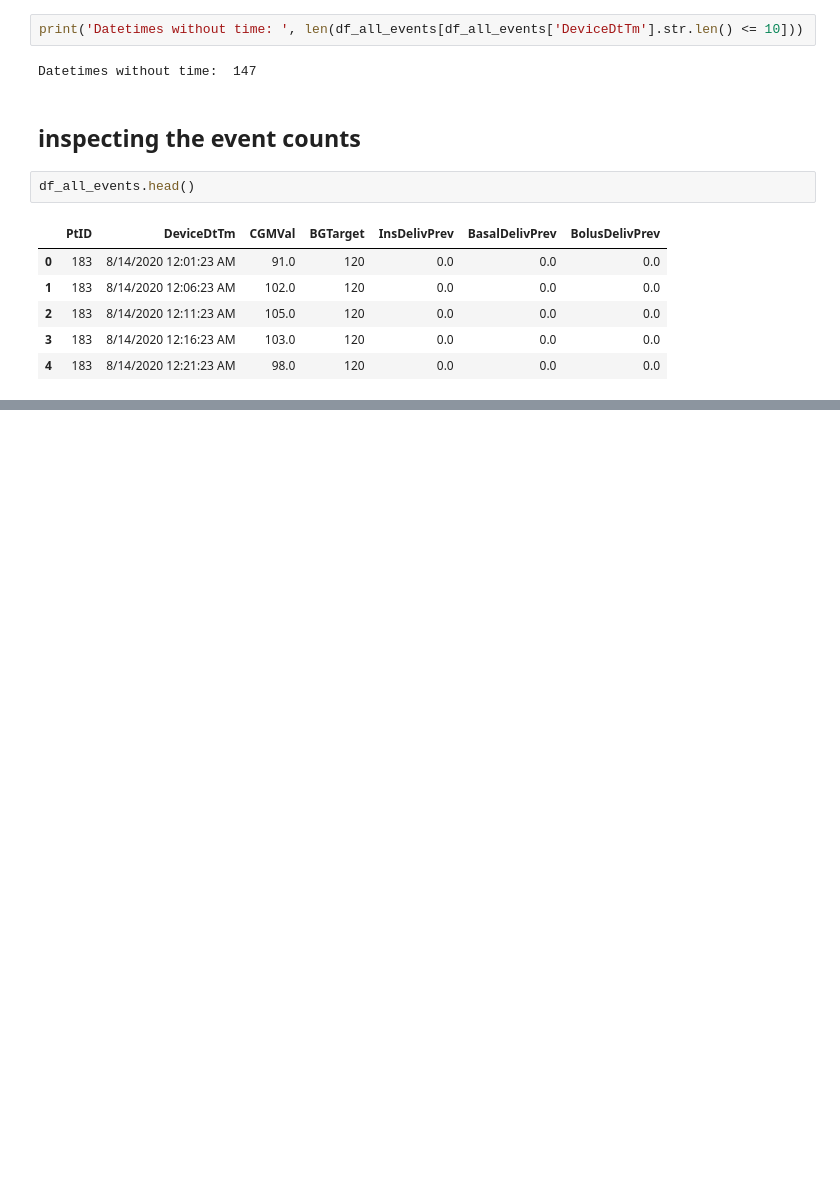
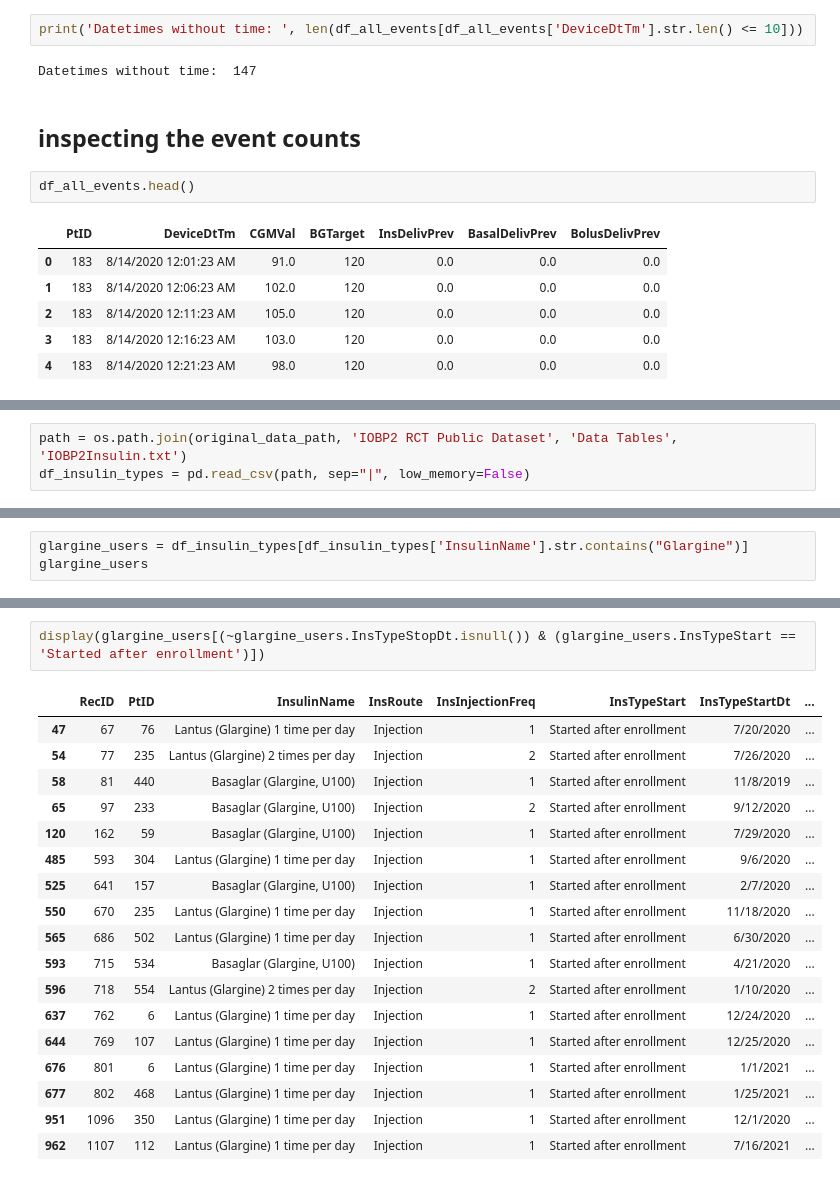
Before and after one commit to nudgebg/egvinsulin, a Jupyter notebook: notebooks/understand-iobp2-dataset.ipynb, the cells around one changed output, grey strips where cells are left out. Drawn from its saved outputs; the diff is of its cells as text; blank space fills up the shorter version.

Commit message:
[20-understand-datasets] add notes on manual ins details for IOBP2 and CSV saving for Loop

```diff
--- a/notebooks/understand-iobp2-dataset.ipynb
+++ b/notebooks/understand-iobp2-dataset.ipynb
@@ -66,0 +69,3 @@ df_all_events.head()
+# %%
+path = os.path.join(original_data_path, 'IOBP2 RCT Public Dataset', 'Data Tables', 'IOBP2Insulin.txt')
+df_insulin_types = pd.read_csv(path, sep="|", low_memory=False)
@@ -66,0 +94,3 @@ df_all_events.head()
+# %%
+glargine_users = df_insulin_types[df_insulin_types['InsulinName'].str.contains("Glargine")]
+glargine_users
@@ -66,0 +170,21 @@ df_all_events.head()
+# %%
+display(glargine_users[(~glargine_users.InsTypeStopDt.isnull()) & (glargine_users.InsTypeStart == 'Started after enrollment')])
+# %% [output]
+|  | RecID | PtID | InsulinName | InsRoute | InsInjectionFreq | InsTypeStart | InsTypeStartDt | ... |
+| 47 | 67 | 76 | Lantus (Glargine) 1 time per day | Injection | 1 | Started after enrollment | 7/20/2020 | ... |
+| 54 | 77 | 235 | Lantus (Glargine) 2 times per day | Injection | 2 | Started after enrollment | 7/26/2020 | ... |
+| 58 | 81 | 440 | Basaglar (Glargine, U100) | Injection | 1 | Started after enrollment | 11/8/2019 | ... |
+| 65 | 97 | 233 | Basaglar (Glargine, U100) | Injection | 2 | Started after enrollment | 9/12/2020 | ... |
+| 120 | 162 | 59 | Basaglar (Glargine, U100) | Injection | 1 | Started after enrollment | 7/29/2020 | ... |
+| 485 | 593 | 304 | Lantus (Glargine) 1 time per day | Injection | 1 | Started after enrollment | 9/6/2020 | ... |
+| 525 | 641 | 157 | Basaglar (Glargine, U100) | Injection | 1 | Started after enrollment | 2/7/2020 | ... |
+| 550 | 670 | 235 | Lantus (Glargine) 1 time per day | Injection | 1 | Started after enrollment | 11/18/2020 | ... |
+| 565 | 686 | 502 | Lantus (Glargine) 1 time per day | Injection | 1 | Started after enrollment | 6/30/2020 | ... |
+| 593 | 715 | 534 | Basaglar (Glargine, U100) | Injection | 1 | Started after enrollment | 4/21/2020 | ... |
+| 596 | 718 | 554 | Lantus (Glargine) 2 times per day | Injection | 2 | Started after enrollment | 1/10/2020 | ... |
+| 637 | 762 | 6 | Lantus (Glargine) 1 time per day | Injection | 1 | Started after enrollment | 12/24/2020 | ... |
+| 644 | 769 | 107 | Lantus (Glargine) 1 time per day | Injection | 1 | Started after enrollment | 12/25/2020 | ... |
+| 676 | 801 | 6 | Lantus (Glargine) 1 time per day | Injection | 1 | Started after enrollment | 1/1/2021 | ... |
+| 677 | 802 | 468 | Lantus (Glargine) 1 time per day | Injection | 1 | Started after enrollment | 1/25/2021 | ... |
+| 951 | 1096 | 350 | Lantus (Glargine) 1 time per day | Injection | 1 | Started after enrollment | 12/1/2020 | ... |
+| 962 | 1107 | 112 | Lantus (Glargine) 1 time per day | Injection | 1 | Started after enrollment | 7/16/2021 | ... |
```
Also changed, not shown: parts of 11 cells of this notebook, 1 other file.
